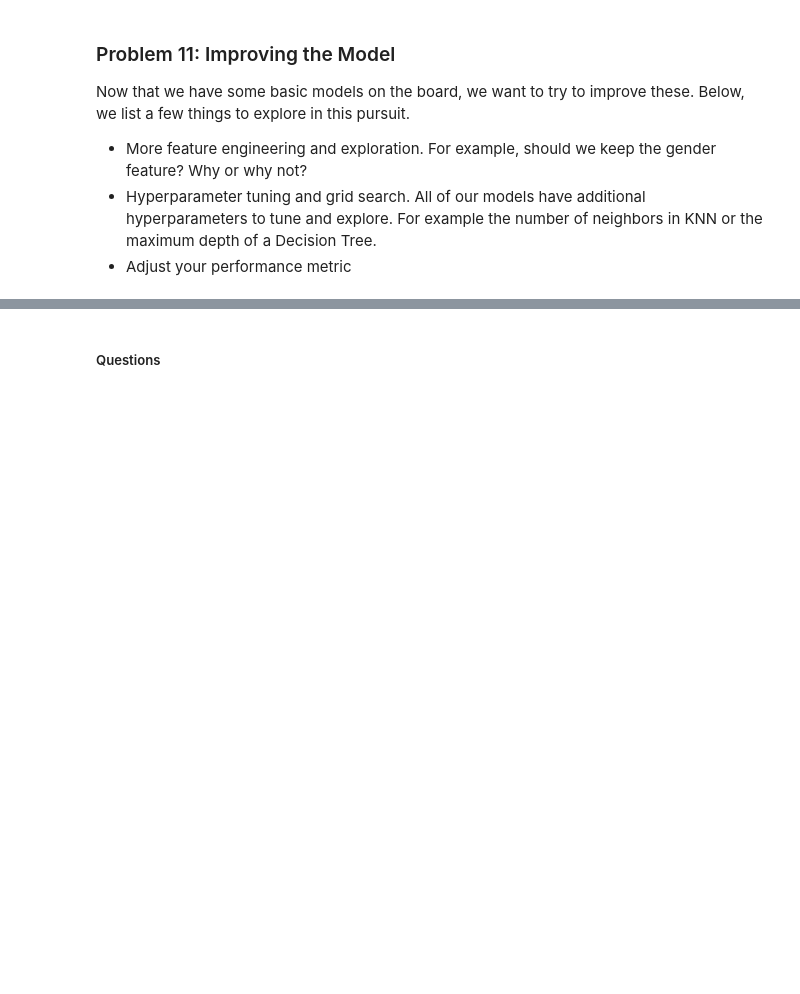
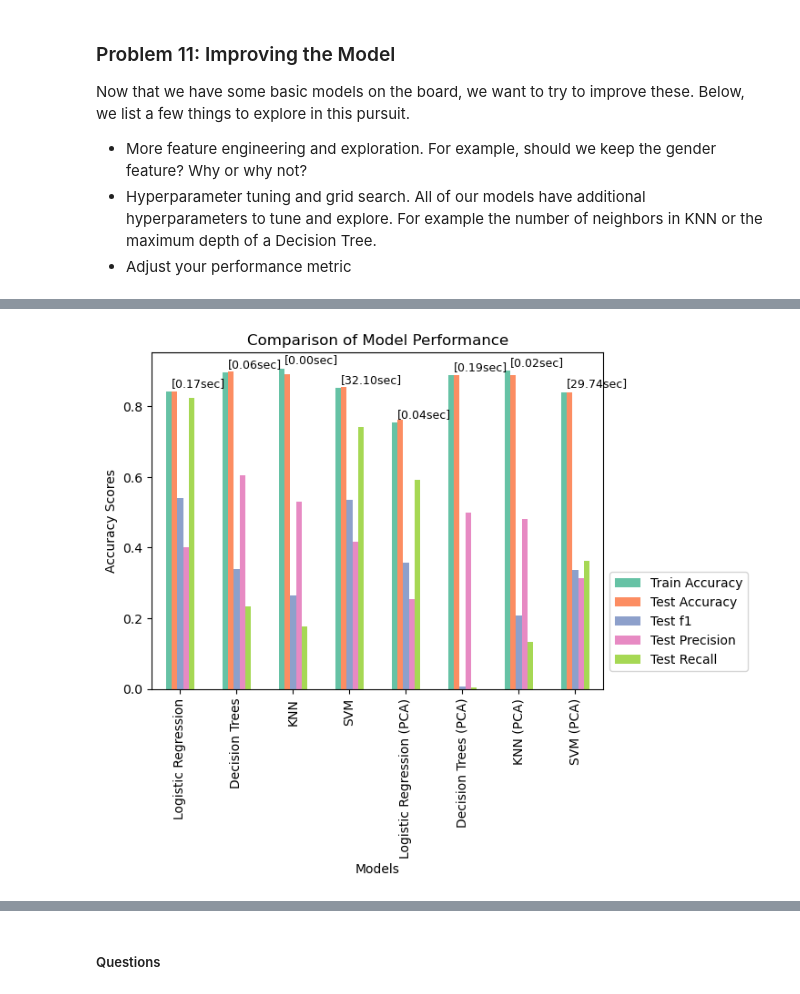
Before and after one commit to anhphong2312/ML-App3, a Jupyter notebook: prompt_III.ipynb, the cells around one changed output, grey strips where cells are left out. Saved outputs shown, nothing was run; the diff lists cells and outputs as text; code cells hidden in the pictures; blank space fills up the shorter version.

```diff
--- a/prompt_III.ipynb
+++ b/prompt_III.ipynb
@@ -851,0 +863,5 @@ Now that we have some basic models on the board, we want to try to improve these
+# %%
+# select the top 10 principal components that explain the most variance in the data.
+pca = PCA(n_components=10)
+X_train_pca = pca.fit_transform(X_train)
+X_test_pca = pca.transform(X_test)
@@ -851,0 +913,7 @@ Now that we have some basic models on the board, we want to try to improve these
+# %%
+df_metrics_pca = pd.DataFrame(metrics_pca).T
+df_metrics_pca.reset_index(inplace=True)
+df_metrics_pca = df_metrics_pca.rename(columns = {'index':'Model'})
+df_results_pca = []
+df_results_pca = pd.merge(df_performance_pca, df_metrics_pca)
+df_results_pca
@@ -851,0 +926,3 @@ Now that we have some basic models on the board, we want to try to improve these
+# %%
+df_results_final = pd.concat([df_results, df_results_pca], ignore_index=True)
+df_results_final
@@ -851,0 +939,4 @@ Now that we have some basic models on the board, we want to try to improve these
+# %%
+batplot_metrics(df_results_final)
+# %% [output]
+[figure, added]
```
Also changed, not shown: parts of 13 cells of this notebook.
